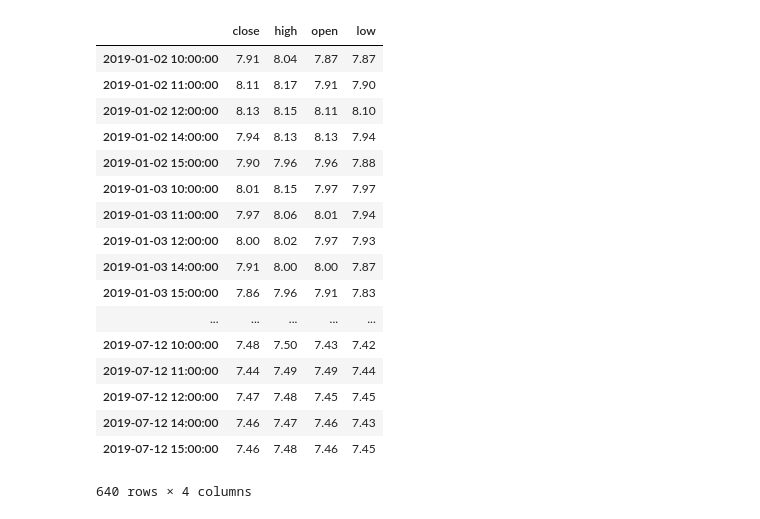
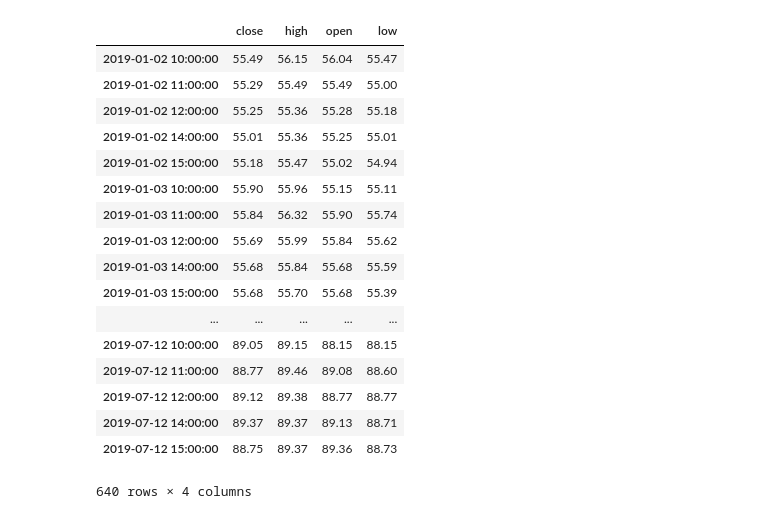
Before and after one commit to drunkpig/macd_exp, a Jupyter notebook: wind_data.ipynb, the cells around one changed output. Drawn from its saved outputs; the diff is of its cells as text; code cells hidden in the pictures.

```diff
--- a/wind_data.ipynb
+++ b/wind_data.ipynb
@@ -1,29 +1,29 @@
 # %%
 from WindPy import *
 import pandas as pd
 
-stock_code = "601019.SH"
+stock_code = "601318.SH"
 w.start()
 _, df = w.wsi(stock_code,'close, high,open,low', '20190101', '20190715', options="BarSize=60,PriceAdj=F", usedf=True)
 df
 df.to_csv(f"{stock_code}.csv")
 df
 # %% [output]
 |  | close | high | open | low |
-| 2019-01-02 10:00:00 | 7.91 | 8.04 | 7.87 | 7.87 |
-| 2019-01-02 11:00:00 | 8.11 | 8.17 | 7.91 | 7.90 |
-| 2019-01-02 12:00:00 | 8.13 | 8.15 | 8.11 | 8.10 |
-| 2019-01-02 14:00:00 | 7.94 | 8.13 | 8.13 | 7.94 |
-| 2019-01-02 15:00:00 | 7.90 | 7.96 | 7.96 | 7.88 |
-| 2019-01-03 10:00:00 | 8.01 | 8.15 | 7.97 | 7.97 |
-| 2019-01-03 11:00:00 | 7.97 | 8.06 | 8.01 | 7.94 |
-| 2019-01-03 12:00:00 | 8.00 | 8.02 | 7.97 | 7.93 |
-| 2019-01-03 14:00:00 | 7.91 | 8.00 | 8.00 | 7.87 |
-| 2019-01-03 15:00:00 | 7.86 | 7.96 | 7.91 | 7.83 |
+| 2019-01-02 10:00:00 | 55.49 | 56.15 | 56.04 | 55.47 |
+| 2019-01-02 11:00:00 | 55.29 | 55.49 | 55.49 | 55.00 |
+| 2019-01-02 12:00:00 | 55.25 | 55.36 | 55.28 | 55.18 |
+| 2019-01-02 14:00:00 | 55.01 | 55.36 | 55.25 | 55.01 |
+| 2019-01-02 15:00:00 | 55.18 | 55.47 | 55.02 | 54.94 |
+| 2019-01-03 10:00:00 | 55.90 | 55.96 | 55.15 | 55.11 |
+| 2019-01-03 11:00:00 | 55.84 | 56.32 | 55.90 | 55.74 |
+| 2019-01-03 12:00:00 | 55.69 | 55.99 | 55.84 | 55.62 |
+| 2019-01-03 14:00:00 | 55.68 | 55.84 | 55.68 | 55.59 |
+| 2019-01-03 15:00:00 | 55.68 | 55.70 | 55.68 | 55.39 |
 | ... | ... | ... | ... | ... |
-| 2019-07-12 10:00:00 | 7.48 | 7.50 | 7.43 | 7.42 |
-| 2019-07-12 11:00:00 | 7.44 | 7.49 | 7.49 | 7.44 |
-| 2019-07-12 12:00:00 | 7.47 | 7.48 | 7.45 | 7.45 |
-| 2019-07-12 14:00:00 | 7.46 | 7.47 | 7.46 | 7.43 |
-| 2019-07-12 15:00:00 | 7.46 | 7.48 | 7.46 | 7.45 |
+| 2019-07-12 10:00:00 | 89.05 | 89.15 | 88.15 | 88.15 |
+| 2019-07-12 11:00:00 | 88.77 | 89.46 | 89.08 | 88.60 |
+| 2019-07-12 12:00:00 | 89.12 | 89.38 | 88.77 | 88.77 |
+| 2019-07-12 14:00:00 | 89.37 | 89.37 | 89.13 | 88.71 |
+| 2019-07-12 15:00:00 | 88.75 | 89.37 | 89.36 | 88.73 |
 640 rows × 4 columns
```
Also changed, not shown: 16 other files.
